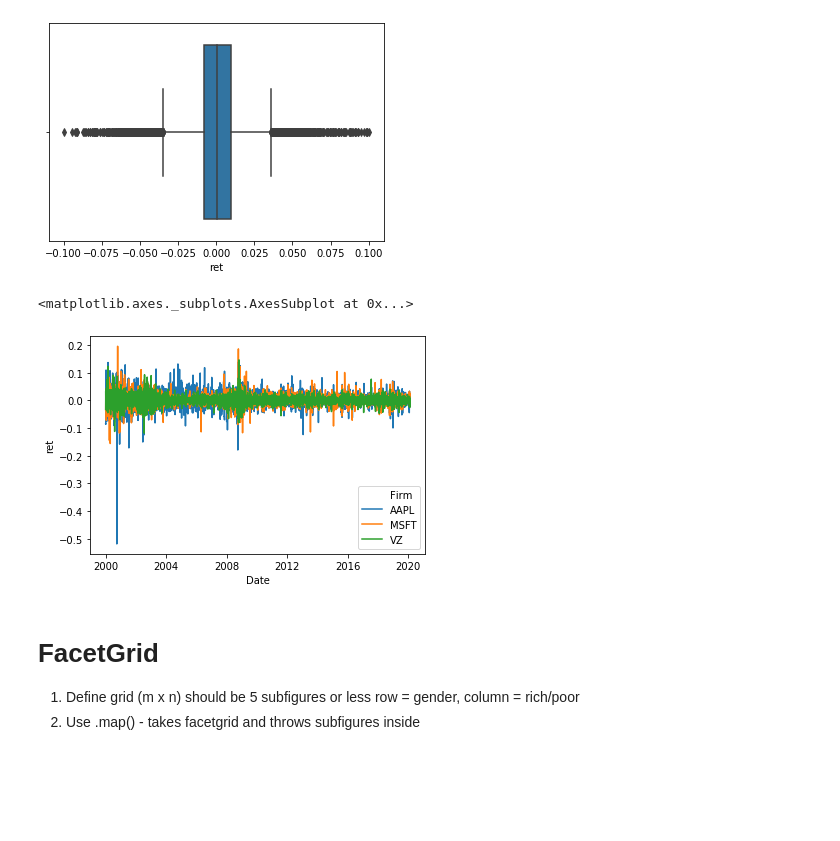
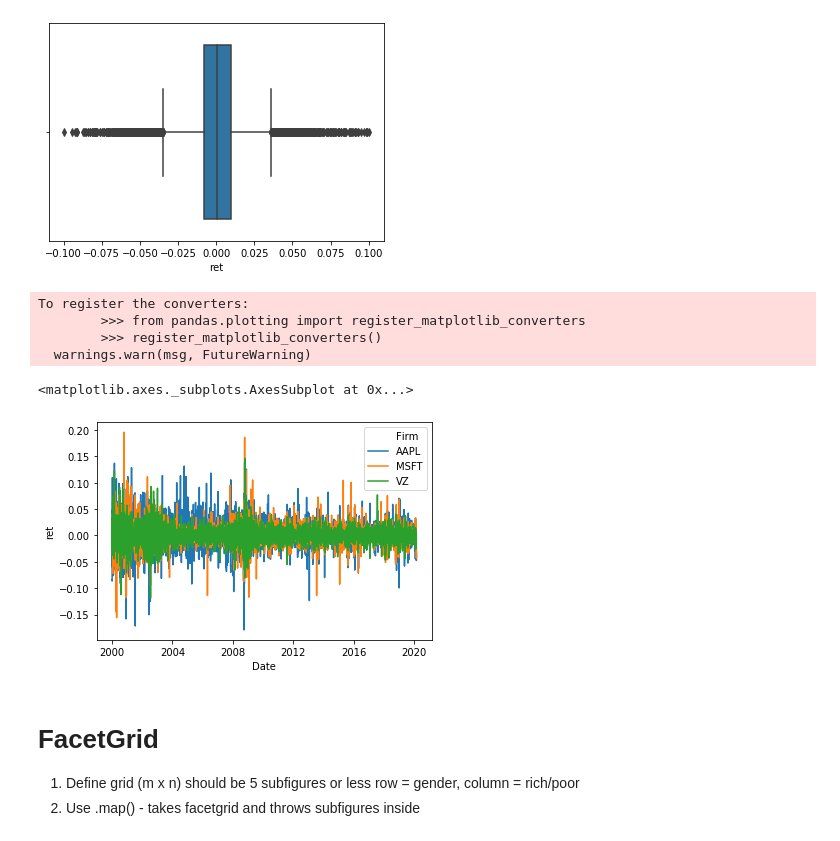
Before and after one commit to kjacobellis1/FIN377--Participation, a Jupyter notebook: L7 Livecoding.ipynb, the cells around one changed output. Drawn from its saved outputs; the diff is of its cells as text; code cells hidden in the pictures; blank space fills up the shorter version.

```diff
--- a/L7 Livecoding.ipynb
+++ b/L7 Livecoding.ipynb
@@ -213,11 +213,15 @@ sns.boxplot(stock_prices.query('abs(ret)<.1')['ret']) #query allows you to look
 # %%
 # figure 3
 
-sns.lineplot(data=stock_prices,x='Date',y='ret', hue='Firm') #how to fix this? -- 3 separate graphs,
+sns.lineplot(data=stock_prices.query('abs(ret)<0.2'),x='Date',y='ret', hue='Firm') #how to fix this? -- 3 separate graphs,
                                                             #making it weekly/monthly
 # %% [output]
-<matplotlib.axes._subplots.AxesSubplot at 0x...>
+To register the converters:
+        >>> from pandas.plotting import register_matplotlib_converters
+        >>> register_matplotlib_converters()
+  warnings.warn(msg, FutureWarning)
+<matplotlib.axes._subplots.AxesSubplot at 0x...>
-[figure, old version]
+[figure, new version]
 # %% [markdown]
 # **FacetGrid**
 1. Define grid (m x n) should be 5 subfigures or less
```
Also changed, not shown: parts of 4 cells of this notebook, 2 other files.
